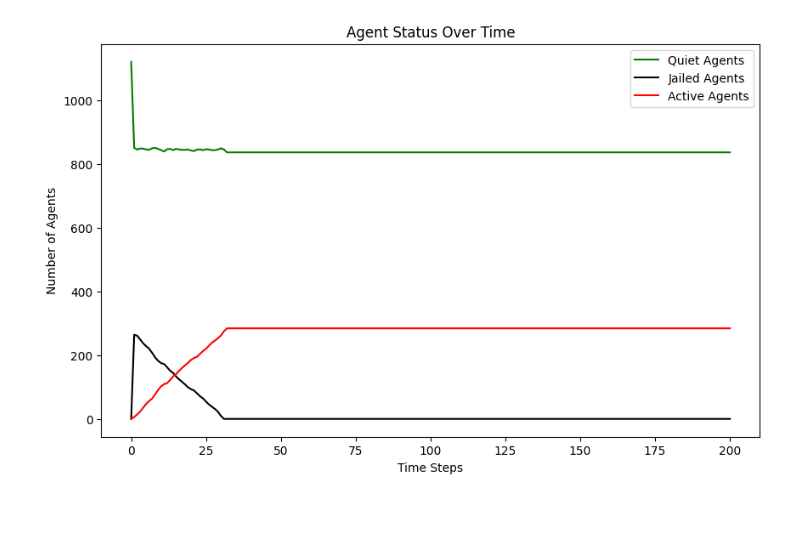
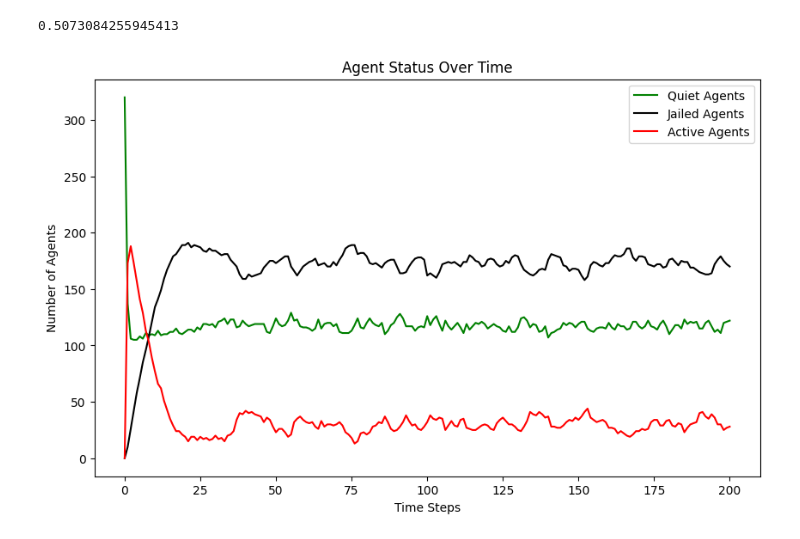
Before and after one commit to Mirrorgo/netlogo-a2, a Jupyter notebook: extension2/lwz_extension.ipynb, the cells around one changed output. Saved outputs shown, nothing was run; the diff lists cells and outputs as text; code cells hidden in the pictures; blank space fills up the shorter version.

```diff
--- a/extension2/lwz_extension.ipynb
+++ b/extension2/lwz_extension.ipynb
@@ -42,6 +42,8 @@ class Model:
         self.compute_neighborhoods()
         self.create_entities(int((agent_density / 100) * self.total_cells), int((cop_density / 100) * self.total_cells))
         self.data = {'quiet': [int((agent_density / 100) * self.total_cells)], 'jail': [0], 'active': [0]}
+        self.move_count = 0
+        self.not_move_count = 0
 
 
     # Modification in v3:  consider the boundary condition
@@ -83,6 +85,8 @@ class Model:
                 entity.jail_term -= 1
                 continue
             if entity.type == EntityType.AGENT:
+                if self.should_move(entity):
+                    self.move_agent(entity)
                 self.determine_behavior(entity)
             elif entity.type == EntityType.COP:
                 self.enforce(entity)
@@ -98,6 +102,21 @@ class Model:
         self.data['quiet'].append(quiet_count)
         self.data['jail'].append(jail_count)
         self.data['active'].append(active_count)
+
+    def should_move(self, agent):
+        cops_count = 0
+        x, y = agent.position
+        neighborhood = self.neighborhoods[x][y]
+        for nx, ny in neighborhood:
+            cell = self.grid[nx][ny]
+            if isinstance(cell, Turtle):
+                if cell.type == EntityType.COP:
+                    cops_count += 1
+        if cops_count == 0:
+            self.not_move_count += 1
+            return False
+        self.move_count += 1
+        return True
 
     def move_agent(self, agent):
         if agent.jail_term > 0:
@@ -119,32 +138,29 @@ class Model:
             self.grid[new_position[0]][new_position[1]] = agent
             agent.position = new_position
 
+    def estimate_arrest_probability(self, position):
+        x, y = position
+        cops_count = 0
+        active_agents_count = 0
+        neighborhood = self.neighborhoods[x][y]
+        for nx, ny in neighborhood:
+            cell = self.grid[nx][ny]
+            if isinstance(cell, Turtle):
+                if cell.type == EntityType.COP:
+                    cops_count += 1
+                elif cell.type == EntityType.AGENT and cell.active:
+                    active_agents_count += 1
+        arrest_prob = 1 - math.exp(-self.k * math.floor(cops_count / (active_agents_count + 1)))
+        return arrest_prob
+
     def determine_behavior(self, agent):
-        def estimate_arrest_probability(position):
-            x, y = position
-            cops_count = 0
-            active_agents_count = 0
-            neighborhood = self.neighborhoods[x][y]
-            for nx, ny in neighborhood:
-                cell = self.grid[nx][ny]
-                if isinstance(cell, Turtle):
-                    if cell.type == EntityType.COP:
-                        cops_count += 1
-                    elif cell.type == EntityType.AGENT and cell.active:
-                        active_agents_count += 1
-            arrest_prob = 1 - math.exp(-self.k * math.floor(cops_count / (active_agents_count + 1)))
-            if cops_count == 0:
-                self.move_agent(agent)
-            return arrest_prob
-
         x, y = agent.position
         grievance = agent.hardship * (1 - self.gov_legitimacy)
-        arrest_probability = estimate_arrest_probability((x, y))
+        arrest_probability = self.estimate_arrest_probability((x, y))
         if grievance - (agent.risk_aversion * arrest_probability) > 0.1:
             agent.active = True
         else:
             agent.active = False
-
 
 
     # Modification: collect all active agents at first and then randomly select one to jail
@@ -158,36 +174,39 @@ class Model:
             if isinstance(agent, Turtle) and agent.active:
                 active_agents.append((agent, nx, ny))
         # Randomly select one active agent to arrest
         if active_agents:
             selected_agent, nx, ny = random.choice(active_agents)
             selected_agent.active = False
             selected_agent.jail_term = random.randint(0, self.max_jail_term)
             # Move cop to the position of the arrested agent
             self.grid[x][y] = None  # Remove cop from current position
             self.grid[nx][ny] = cop  # Move cop to new position
             cop.position = (nx, ny)
 
 
 # 实例化并运行模型
-AGENT_DENSITY = 70
-COP_DENSITY = 29
-VISION = 7
+AGENT_DENSITY = 20
+COP_DENSITY = 1
+VISION = 5
 K = 2.3
-GOV_LEGITIMACY = 0.3
-MAX_JAIL_TERM = 30
+GOV_LEGITIMACY = 0.7
+MAX_JAIL_TERM = 50
 model = Model(AGENT_DENSITY, COP_DENSITY, VISION, K, GOV_LEGITIMACY, MAX_JAIL_TERM)
 for _ in range(200):
     model.step()
+
+print (model.move_count/(model.not_move_count+model.move_count))
 
 # 绘制结果
 plt.figure(figsize=(10, 6))
 plt.plot(model.data['quiet'], label='Quiet Agents', color="green")
 plt.plot(model.data['jail'], label='Jailed Agents',color="black")
 plt.plot(model.data['active'], label='Active Agents',color="red")
 plt.xlabel('Time Steps')
 plt.ylabel('Number of Agents')
 plt.title('Agent Status Over Time')
 plt.legend()
 plt.show()
 # %% [output]
+0.5073084255945413
-[figure, old version]
+[figure, new version]
```
Also changed, not shown: 3 other files.
